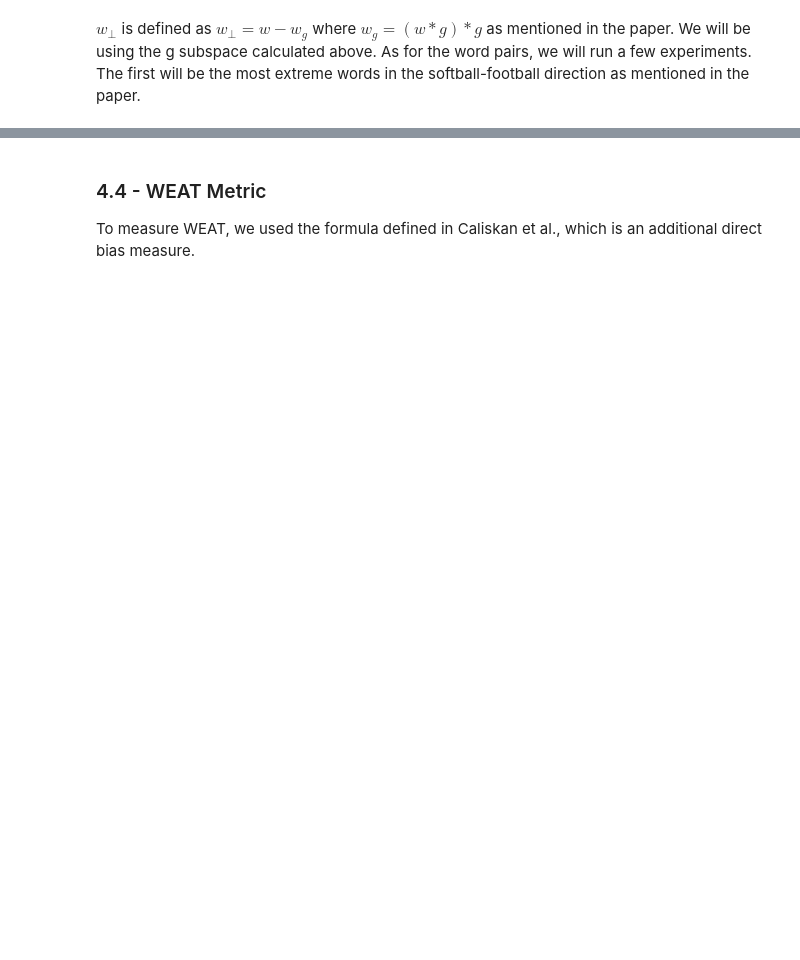
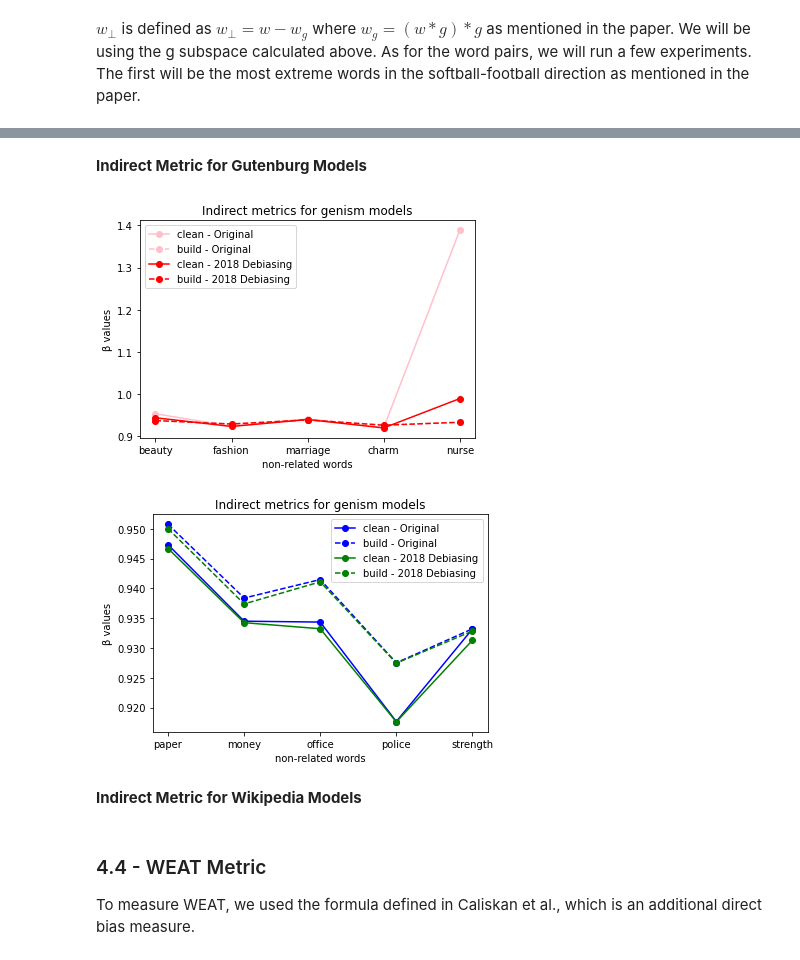
Before and after one commit to JasmineZhangxyz/genderDebiasing, a Jupyter notebook: Exploring_Gender_Biases_in_Word2Vec.ipynb, the cells around one changed output, grey strips where cells are left out. Cells and saved outputs as stored; diff of their text form; code cells hidden in the pictures; blank space fills up the shorter version.

```diff
--- a/Exploring_Gender_Biases_in_Word2Vec.ipynb
+++ b/Exploring_Gender_Biases_in_Word2Vec.ipynb
@@ -101,6 +106,7 @@ Hyperparameters:
 min_freq = 50
 size = 300
 window = 5
+epochs = 11
 # %% [markdown]
 **Gutenburg Genism Model**
 # %%
@@ -387,0 +417,14 @@ print("Direct metric gutenburg:", direct_gutenburg_custom)
+# %%
+#load models
+model_g = Word2Vec.load("models/model_g")
+
+#genism
+gendered_word_set = check_w_embedding([gendered_words], model_g, False, 'genism')[0]
+print("Direct metric gutenburg:", calculate_direct_metric(gendered_word_set, model_g, c, g_gutenburg, 'genism'))
+
+#2016 debiasing
+
+#2018 debiasing
+vocab2018 = read_debiased_embeddings('2018debias/2018debias_gutenberg_emb.txt')
+gendered_word_set_2018 = check_w_embedding([gendered_words], model_g, False, 'debias', vocab2018)[0]
+print("Direct metric gutenburg 2018 debias:", calculate_direct_metric(gendered_word_set_2018, model_g, c, g_gutenburg_2018, 'debias', vocab2018))
@@ -388,2 +434,16 @@ print("Direct metric gutenburg:", direct_gutenburg_custom)
 # %% [markdown]
 **Direct Metric for Wikipedia Models**
+# %%
+#load models
+model_w =  Word2Vec.load("models/model_g")
+
+#genism
+gendered_word_set = check_w_embedding([gendered_words], model_w, False, 'genism')[0]
+print("Direct metric wiki:", calculate_direct_metric(gendered_word_set, model_w, c, g_wiki, 'genism'))
+
+#2016 debiasing
+
+#2018 debiasing
+vocab2018 = read_debiased_embeddings('2018debias/2018debias_wiki_emb.txt')
+gendered_word_set_2018 = check_w_embedding([gendered_words], model_w, False, 'debias', vocab2018)[0]
+print("Direct metric wiki 2018 debias:", calculate_direct_metric(gendered_word_set_2018, model_w, c, g_wiki_2018, 'debias', vocab2018))
@@ -438,0 +518,19 @@ indirect β values for word 'manager': -898.9482, -933.16833, -884.65454, -905.6
+# %% [markdown]
+**Indirect Metric for Gutenburg Models**
+# %%
+#load models
+model_g = Word2Vec.load("models/model_g")
+
+#check that all models contain the experiment words
+words_w, words_m, [w, m] = check_w_embedding([words_w, words_m, [w, m]], model_g, True, 'genism')
+
+#female correlated words
+plot_indirect_metric(words_w, w, m, model_g, [g_gutenburg, g_gutenburg_2018], 'genism', ['Original', '2018 Debiasing'], ["2018debias/2018debias_gutenberg_emb.txt"], ["Pink", "Red"])
+
+#male correlated words
+plot_indirect_metric(words_m, w, m, model_g, [g_gutenburg, g_gutenburg_2018], 'genism', ['Original', '2018 Debiasing'], ["2018debias/2018debias_gutenberg_emb.txt"], ["Blue", "Green"])
+# %% [output]
+[figure, added]
+[figure, added]
+# %% [markdown]
+**Indirect Metric for Wikipedia Models**
```
Also changed, not shown: parts of 27 cells of this notebook, 23 other files.
